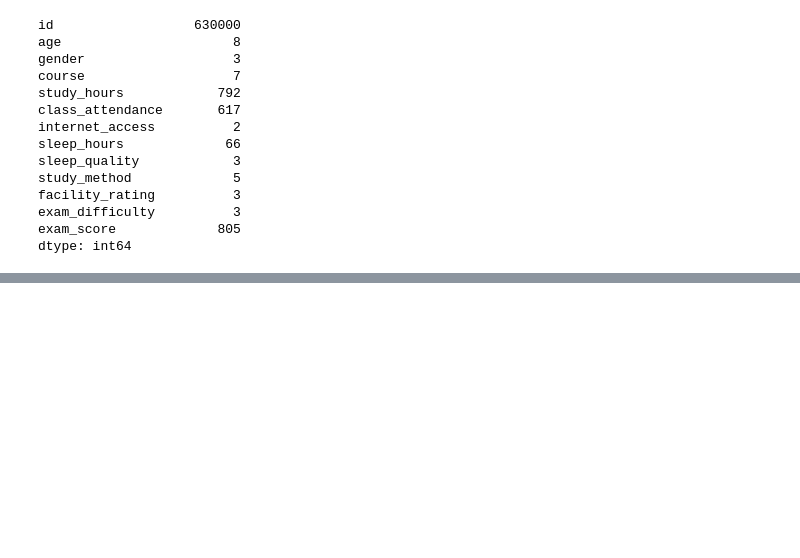
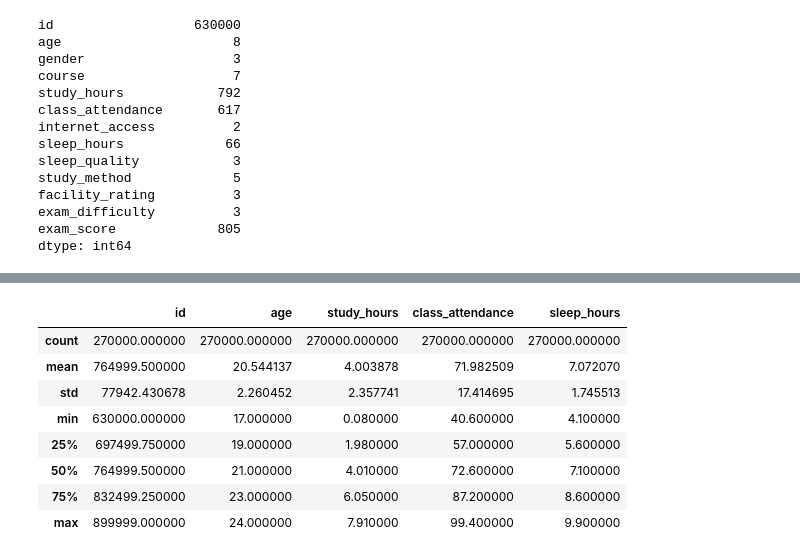
Before and after one commit to matcze/prediction_score, a Jupyter notebook: pred_score.ipynb, the cells around one changed output, grey strips where cells are left out. Saved outputs shown, nothing was run; the diff lists cells and outputs as text; code cells hidden in the pictures; blank space fills up the shorter version.

```diff
--- a/pred_score.ipynb
+++ b/pred_score.ipynb
@@ -80,0 +174,12 @@ sns.countplot(x="age", data=dataset_train)
+# %%
+dataset_test.describe()
+# %% [output]
+|  | id | age | study_hours | class_attendance | sleep_hours |
+| count | 270000.000000 | 270000.000000 | 270000.000000 | 270000.000000 | 270000.000000 |
+| mean | 764999.500000 | 20.544137 | 4.003878 | 71.982509 | 7.072070 |
+| std | 77942.430678 | 2.260452 | 2.357741 | 17.414695 | 1.745513 |
+| min | 630000.000000 | 17.000000 | 0.080000 | 40.600000 | 4.100000 |
+| 25% | 697499.750000 | 19.000000 | 1.980000 | 57.000000 | 5.600000 |
+| 50% | 764999.500000 | 21.000000 | 4.010000 | 72.600000 | 7.100000 |
+| 75% | 832499.250000 | 23.000000 | 6.050000 | 87.200000 | 8.600000 |
+| max | 899999.000000 | 24.000000 | 7.910000 | 99.400000 | 9.900000 |
```
Also changed, not shown: parts of 8 cells of this notebook.
